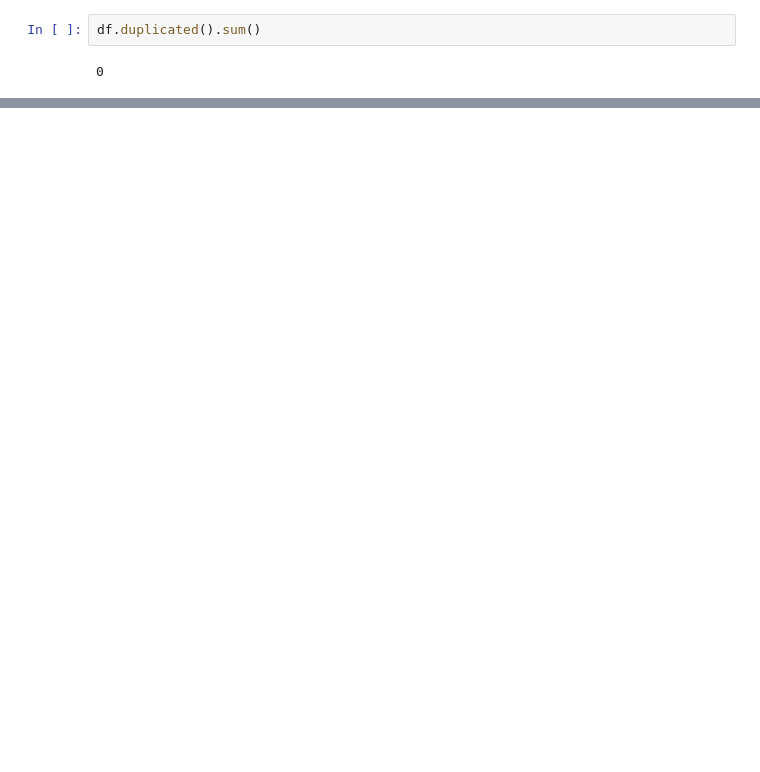
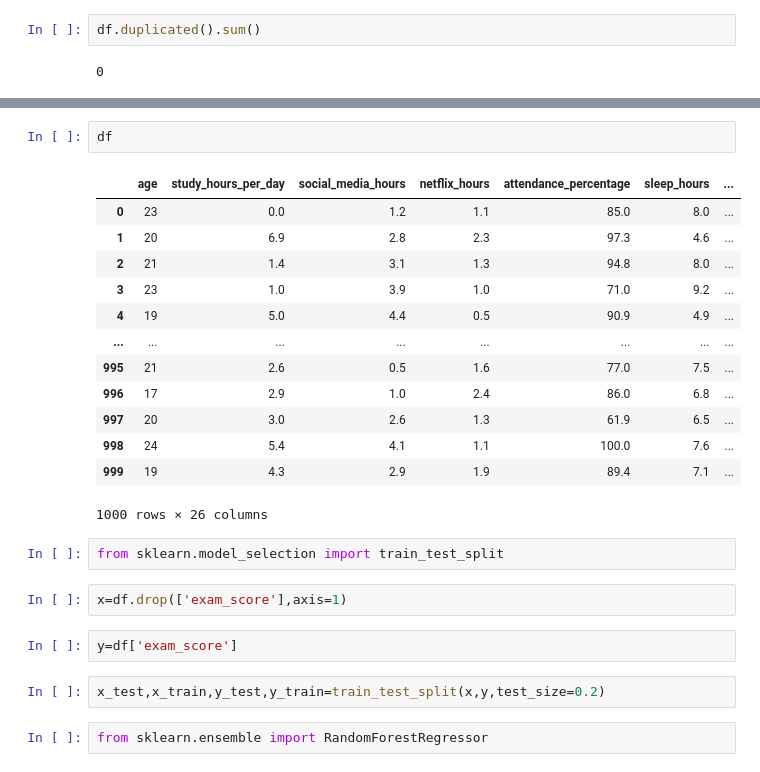
Before and after one commit to Mohansingh12/Ai, a Jupyter notebook: ml/sckit-learn/regression/Random Forest Regression.ipynb, the cells around one changed output, grey strips where cells are left out. Cells and saved outputs as stored; diff of their text form; blank space fills up the shorter version.

```diff
--- a/ml/sckit-learn/regression/Random Forest Regression.ipynb
+++ b/ml/sckit-learn/regression/Random Forest Regression.ipynb
@@ -57,0 +118,26 @@ df.duplicated().sum()
+# %%
+df
+# %% [output]
+|  | age | study_hours_per_day | social_media_hours | netflix_hours | attendance_percentage | sleep_hours | ... |
+| 0 | 23 | 0.0 | 1.2 | 1.1 | 85.0 | 8.0 | ... |
+| 1 | 20 | 6.9 | 2.8 | 2.3 | 97.3 | 4.6 | ... |
+| 2 | 21 | 1.4 | 3.1 | 1.3 | 94.8 | 8.0 | ... |
+| 3 | 23 | 1.0 | 3.9 | 1.0 | 71.0 | 9.2 | ... |
+| 4 | 19 | 5.0 | 4.4 | 0.5 | 90.9 | 4.9 | ... |
+| ... | ... | ... | ... | ... | ... | ... | ... |
+| 995 | 21 | 2.6 | 0.5 | 1.6 | 77.0 | 7.5 | ... |
+| 996 | 17 | 2.9 | 1.0 | 2.4 | 86.0 | 6.8 | ... |
+| 997 | 20 | 3.0 | 2.6 | 1.3 | 61.9 | 6.5 | ... |
+| 998 | 24 | 5.4 | 4.1 | 1.1 | 100.0 | 7.6 | ... |
+| 999 | 19 | 4.3 | 2.9 | 1.9 | 89.4 | 7.1 | ... |
+1000 rows × 26 columns
+# %%
+from sklearn.model_selection import train_test_split
+# %%
+x=df.drop(['exam_score'],axis=1)
+# %%
+y=df['exam_score']
+# %%
+x_test,x_train,y_test,y_train=train_test_split(x,y,test_size=0.2)
+# %%
+from sklearn.ensemble import RandomForestRegressor
```
Also changed, not shown: parts of 13 cells of this notebook.
